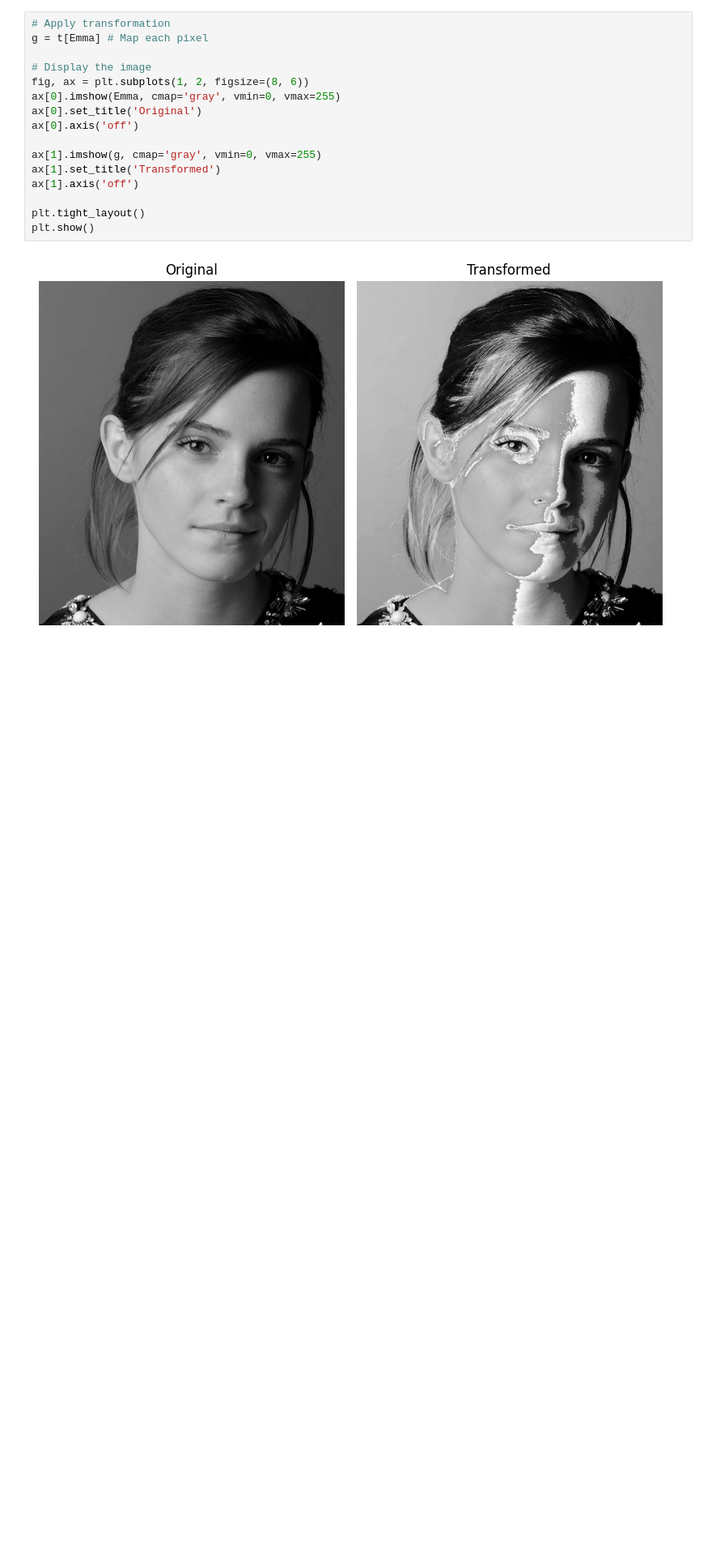
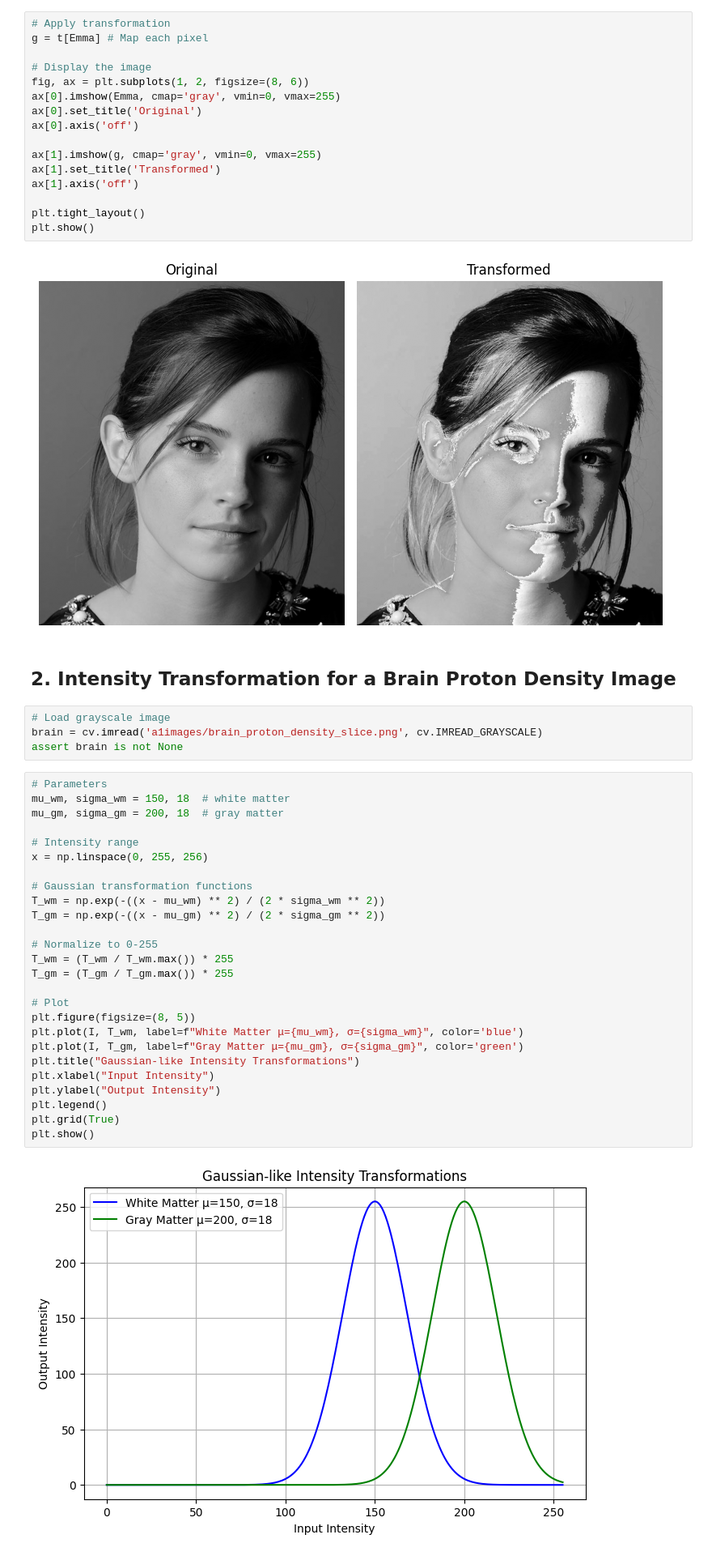
Before and after one commit to Shanmathu21/Point-Operations-and-Spatial-Filtering, a Jupyter notebook: assignment_1.ipynb, the cells around one changed output. Shown at 81% size. Saved outputs shown, nothing was run; the diff lists cells and outputs as text; blank space fills up the shorter version.

```diff
--- a/assignment_1.ipynb
+++ b/assignment_1.ipynb
@@ -53,3 +53,37 @@ plt.tight_layout()
 plt.show()
 # %% [output]
 [figure]
+# %% [markdown]
+## 2. Intensity Transformation for a Brain Proton Density Image
+# %%
+# Load grayscale image
+brain = cv.imread('a1images/brain_proton_density_slice.png', cv.IMREAD_GRAYSCALE)
+assert brain is not None
+# %%
+# Parameters
+mu_wm, sigma_wm = 150, 18  # white matter
+mu_gm, sigma_gm = 200, 18  # gray matter
+
+# Intensity range
+x = np.linspace(0, 255, 256)
+
+# Gaussian transformation functions
+T_wm = np.exp(-((x - mu_wm) ** 2) / (2 * sigma_wm ** 2))
+T_gm = np.exp(-((x - mu_gm) ** 2) / (2 * sigma_gm ** 2))
+
+# Normalize to 0-255
+T_wm = (T_wm / T_wm.max()) * 255
+T_gm = (T_gm / T_gm.max()) * 255
+
+# Plot
+plt.figure(figsize=(8, 5))
+plt.plot(I, T_wm, label=f"White Matter μ={mu_wm}, σ={sigma_wm}", color='blue')
+plt.plot(I, T_gm, label=f"Gray Matter μ={mu_gm}, σ={sigma_gm}", color='green')
+plt.title("Gaussian-like Intensity Transformations")
+plt.xlabel("Input Intensity")
+plt.ylabel("Output Intensity")
+plt.legend()
+plt.grid(True)
+plt.show()
+# %% [output]
+[figure, added]
```
Also changed, not shown: parts of 3 cells of this notebook.
